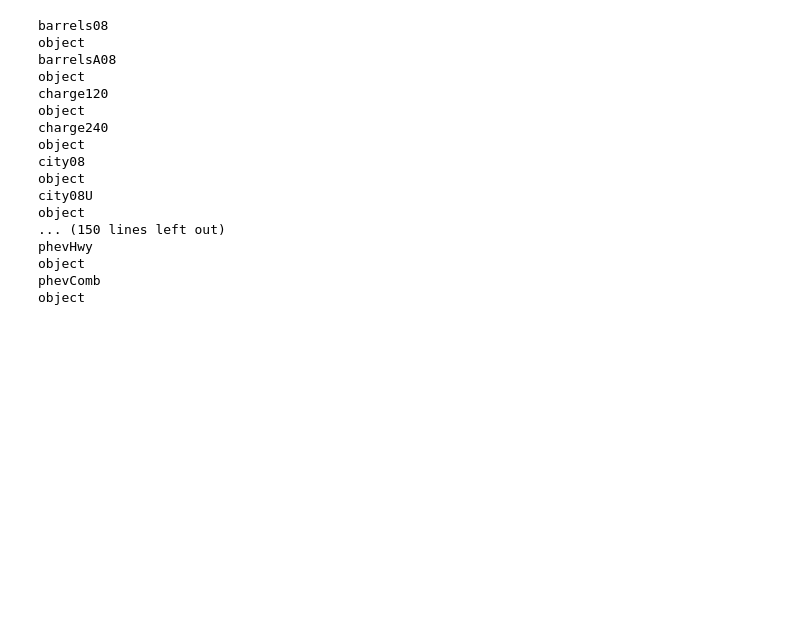
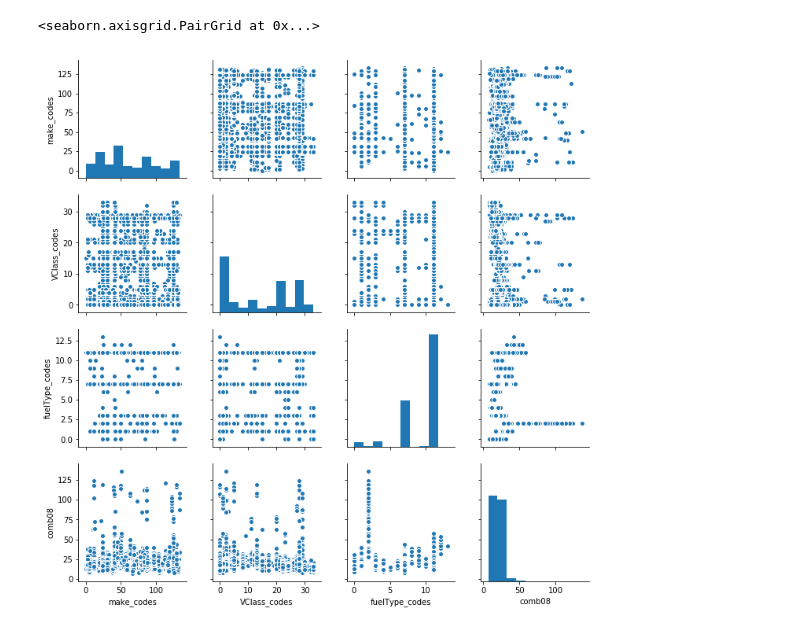
Before and after one commit to 21stBam/Data-Mining-Project, a Jupyter notebook: scratch.ipynb, the cells around one changed output. Drawn from its saved outputs; the diff is of its cells as text; code cells hidden in the pictures; blank space fills up the shorter version.

Commit message:
Added category codes to dataframe

```diff
--- a/scratch.ipynb
+++ b/scratch.ipynb
@@ -37,29 +39,14 @@ numeric_columns = ['city08', 'highway08', 'comb08']
 for col in vehicles.columns:
     if col in categorical_columns:
         vehicles[col] = pd.Categorical(vehicles[col])
+        vehicles['{col}_codes'.format(col=col)] = vehicles[col].cat.codes
     elif col in numeric_columns:
         vehicles[col] = pd.to_numeric(vehicles[col])
-# %%
-for col in vehicles.columns:
-    print(col)
-    print(vehicles[col].dtype)
-    if 'category' == str(vehicles[col].dtype):
-        print(vehicles[col])
-# %% [output]
-barrels08
-object
-barrelsA08
-object
-charge120
-object
-charge240
-object
-city08
-object
-city08U
-object
-... (150 lines left out)
-phevHwy
-object
-phevComb
-object
+# %%
+vehicles.head()
+temp = vehicles[['make_codes', 'VClass_codes', 'fuelType_codes', 'comb08']]
+# %%
+sns.pairplot(temp)
+# %% [output]
+<seaborn.axisgrid.PairGrid at 0x...>
+[figure, added]
```
Also changed, not shown: parts of 2 cells of this notebook, 3 other files.
